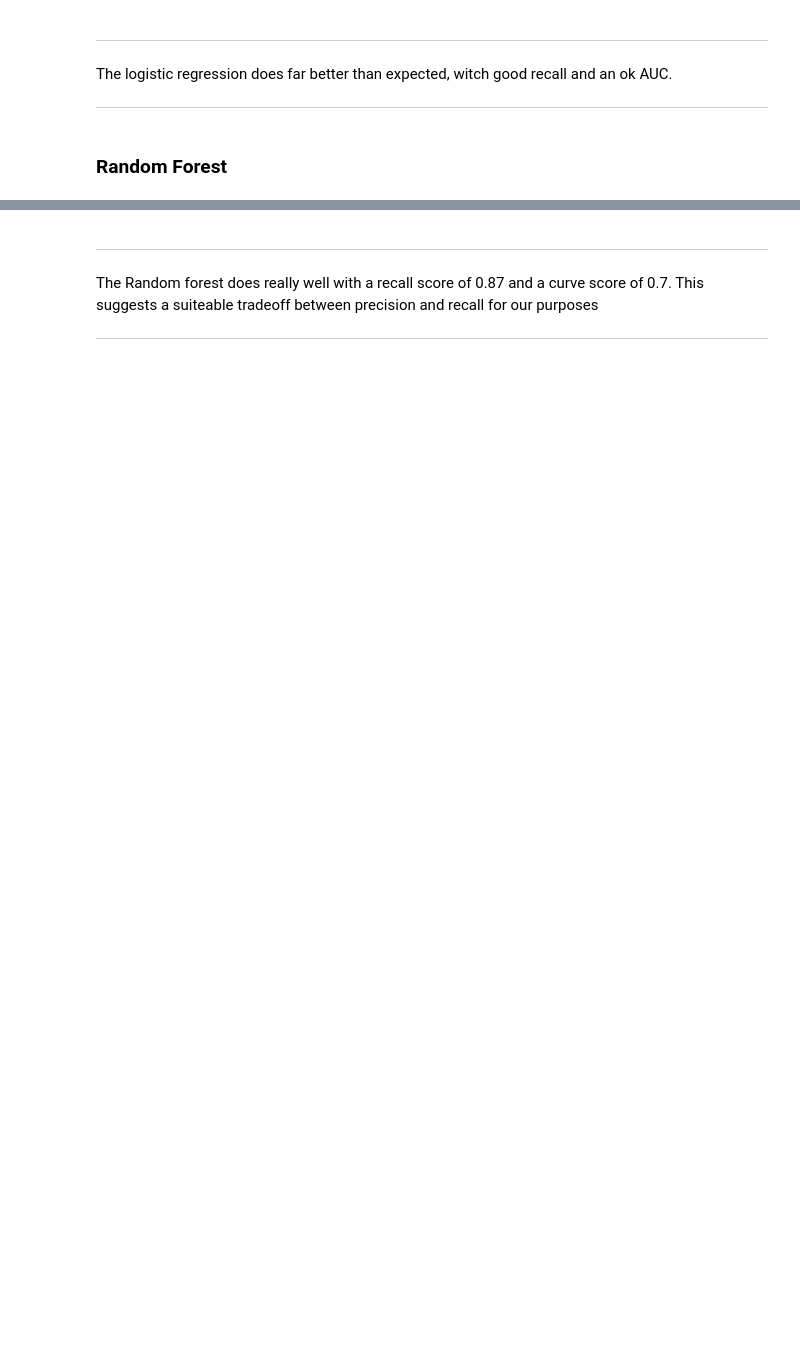
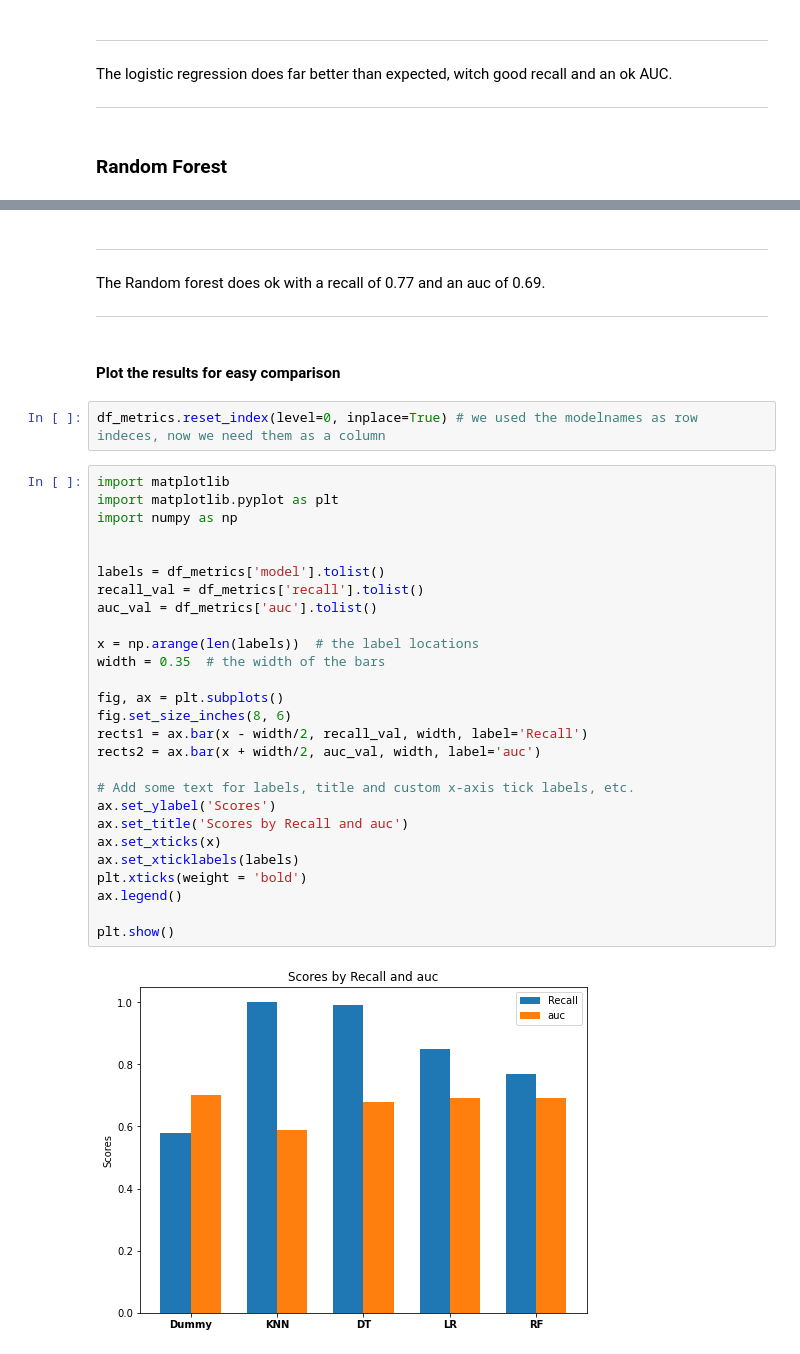
Before and after one commit to svenrr/kickstarter-project, a Jupyter notebook: Models_new.ipynb, the cells around one changed output, grey strips where cells are left out. Drawn from its saved outputs; the diff is of its cells as text; blank space fills up the shorter version.

```diff
--- a/Models_new.ipynb
+++ b/Models_new.ipynb
@@ -725,5 +723,38 @@ PR-AUC score: 0.69
 ---------------------------------------------------------
 # %% [markdown]
 ***
-The Random forest does really well with a recall score of 0.87 and a curve score of 0.7. This suggests a suiteable tradeoff between precision and recall for our purposes
+The Random forest does ok with a recall of 0.77 and an auc of 0.69.
 ***
+# %% [markdown]
+#### Plot the results for easy comparison
+# %%
+df_metrics.reset_index(level=0, inplace=True) # we used the modelnames as row indeces, now we need them as a column
+# %%
+import matplotlib
+import matplotlib.pyplot as plt
+import numpy as np
+
+
+labels = df_metrics['model'].tolist()
+recall_val = df_metrics['recall'].tolist()
+auc_val = df_metrics['auc'].tolist()
+
+x = np.arange(len(labels))  # the label locations
+width = 0.35  # the width of the bars
+
+fig, ax = plt.subplots()
+fig.set_size_inches(8, 6)
+rects1 = ax.bar(x - width/2, recall_val, width, label='Recall')
+rects2 = ax.bar(x + width/2, auc_val, width, label='auc')
+
+# Add some text for labels, title and custom x-axis tick labels, etc.
+ax.set_ylabel('Scores')
+ax.set_title('Scores by Recall and auc')
+ax.set_xticks(x)
+ax.set_xticklabels(labels)
+plt.xticks(weight = 'bold')
+ax.legend()
+
+plt.show()
+# %% [output]
+[figure, added]
```
Also changed, not shown: parts of 13 cells of this notebook.
